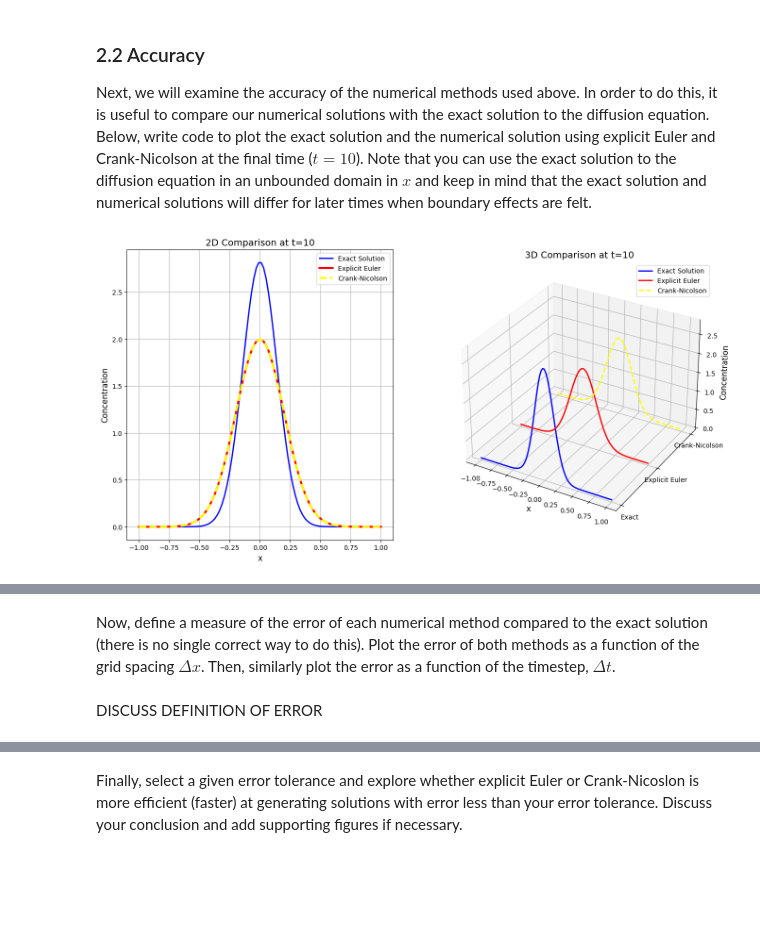
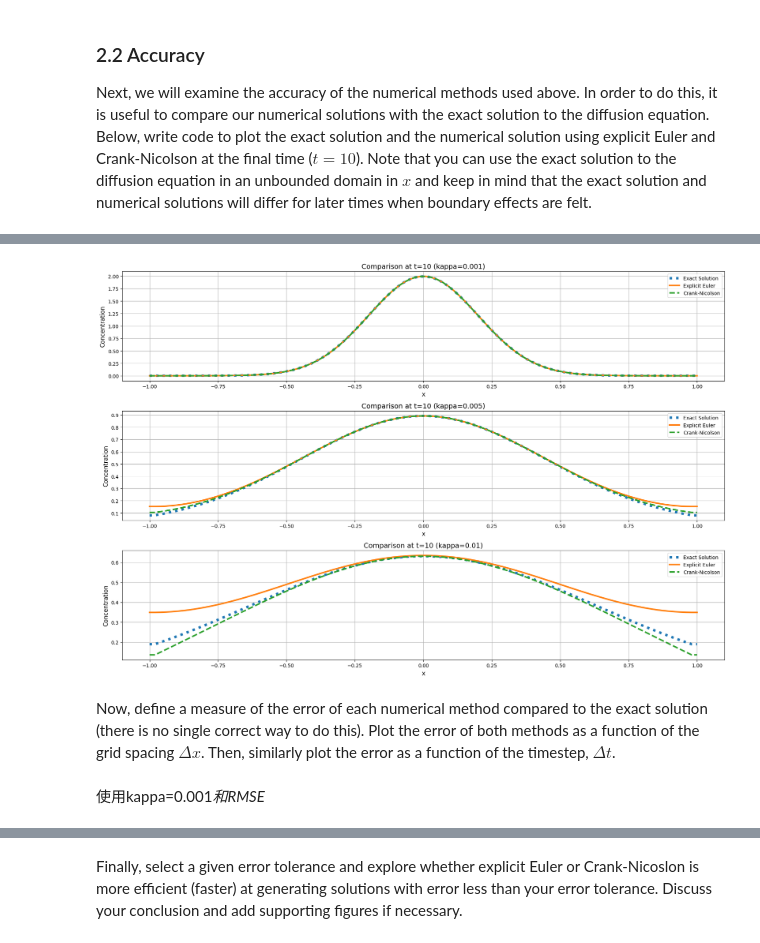
Before and after one commit to Zero-Rae/QCES123, a Jupyter notebook: Project1_numerical_methods.ipynb, the cells around one changed output, grey strips where cells are left out. Cells and saved outputs as stored; diff of their text form; code cells hidden in the pictures; blank space fills up the shorter version.

```diff
--- a/Project1_numerical_methods.ipynb
+++ b/Project1_numerical_methods.ipynb
@@ -250,42 +251,34 @@ Crank-Nicolson method took 0.81 seconds
 ### 2.2 Accuracy
 <a id='section2pt2'></a>
 Next, we will examine the accuracy of the numerical methods used above. In order to do this, it is useful to compare our numerical solutions with the exact solution to the diffusion equation. Below, write code to plot the exact solution and the numerical solution using explicit Euler and Crank-Nicolson at the final time ($t=10$). Note that you can use the exact solution to the diffusion equation in an unbounded domain in $x$ and keep in mind that the exact solution and numerical solutions will differ for later times when boundary effects are felt.
-# %%
-
-
-from mpl_toolkits.mplot3d import Axes3D
-
-# Prepare the final time data
-X_final, Z = np.meshgrid(x, [0, 1, 2])  # Create x-axis and an index for different solutions
-T_final = np.array([c_exact, c_EE[:, -1], c_CN[:, -1]])  # Stack exact, EE, and CN solutions
-
-fig = plt.figure(figsize=(16, 8))
-
-# 2D plot
-ax1 = fig.add_subplot(121)
-ax1.plot(x, c_exact, label='Exact Solution', color='blue', linewidth=2, linestyle='-')
-ax1.plot(x, c_EE[:, -1], label='Explicit Euler', color='red', linewidth=3,linestyle='-')
-ax1.plot(x, c_CN[:, -1], label='Crank-Nicolson', color='yellow', linewidth=3,linestyle='--')
-ax1.set_title('2D Comparison at t=10', fontsize=14)
-ax1.set_xlabel('x', fontsize=12)
-ax1.set_ylabel('Concentration', fontsize=12)
-ax1.legend()
-ax1.grid()
-
-# 3D plot
-ax2 = fig.add_subplot(122, projection='3d')
-ax2.plot(X_final[0], Z[0], T_final[0], label='Exact Solution', color='blue', linewidth=2)
-ax2.plot(X_final[1], Z[1], T_final[1], label='Explicit Euler', color='red', linewidth=2)
-ax2.plot(X_final[2], Z[2], T_final[2], label='Crank-Nicolson', color='yellow', linewidth=2, linestyle='--')
-ax2.set_title('3D Comparison at t=10', fontsize=14)
-ax2.set_xlabel('x', fontsize=12)
-ax2.set_zlabel('Concentration', fontsize=12)
-ax2.set_yticks([0, 1, 2])
-ax2.set_yticklabels(['Exact', 'Explicit Euler', 'Crank-Nicolson'])
-ax2.legend()
-
-
-plt.tight_layout()
-plt.show()
-# %% [output]
-[figure, removed]
+# %%
+# Parameters changed to match the ICs of the exact solution
+t_start = 10
+t_end = 20
+kappa_values = [0.001, 0.005, 0.01]  # Different diffusivity values
+
+
+plt.figure(figsize=(18, 12))
+
+
+for i, kappa in enumerate(kappa_values):
+    # Compute solutions
+    c_exact = set_ics(x, kappa, t_end)  # Exact solution
+    c_EE = EE(x, np.linspace(t_start, t_end, 1000), kappa)[:, -1]  # Explicit Euler
+    c_CN = CN(x, np.linspace(t_start, t_end, 1000), kappa)[:, -1]  # Crank-Nicolson
+
+
+    plt.subplot(3, 1, i + 1)
+    plt.plot(x, c_exact, label='Exact Solution', linestyle='dotted', linewidth=5)
+    plt.plot(x, c_EE, label='Explicit Euler', linestyle='-', linewidth=3)
+    plt.plot(x, c_CN, label='Crank-Nicolson', linestyle='--', linewidth=3)
+    plt.title(f'Comparison at t=10 (kappa={kappa})', fontsize=14)
+    plt.xlabel('x', fontsize=12)
+    plt.ylabel('Concentration', fontsize=12)
+    plt.legend()
+    plt.grid()
+
+
+plt.tight_layout()
+plt.show()
+# %% [output]
@@ -292,5 +291,6 @@ plt.show()
+[figure, added]
 # %% [markdown]
 Now, define a measure of the error of each numerical method compared to the exact solution (there is no single correct way to do this). Plot the error of both methods as a function of the grid spacing $\Delta x$. Then, similarly plot the error as a function of the timestep, $\Delta t$.
-# %% [markdown]
-DISCUSS DEFINITION OF ERROR
+# %% [markdown]
+使用kappa=0.001*和RMSE*
 # %%
```
Also changed, not shown: parts of 3 cells of this notebook.
